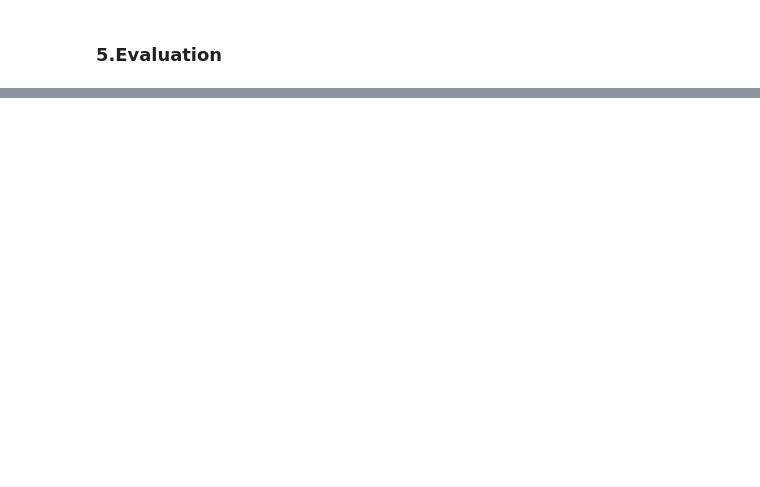
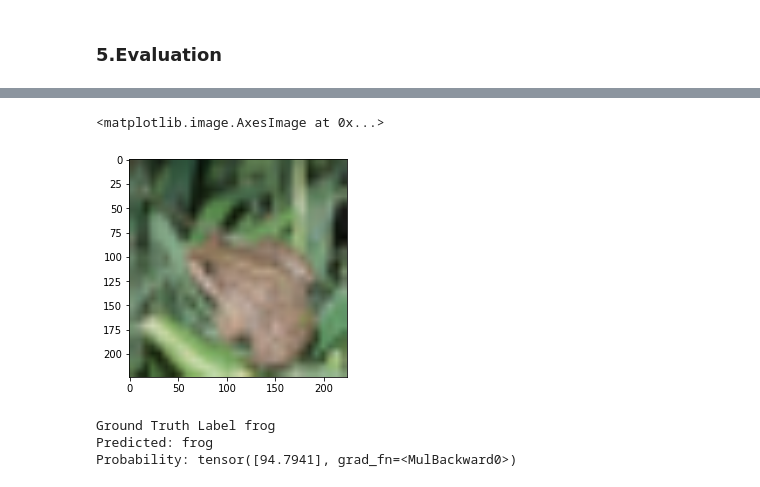
Before and after one commit to thisissepehr/image-classification-deep-models, a Jupyter notebook: GoogLeNet_CIFAR10.ipynb, the cells around one changed output, grey strips where cells are left out. Drawn from its saved outputs; the diff is of its cells as text; code cells hidden in the pictures; blank space fills up the shorter version.

```diff
--- a/GoogLeNet_CIFAR10.ipynb
+++ b/GoogLeNet_CIFAR10.ipynb
@@ -350,15 +403,22 @@ print(classification_report(true_y, pred_y, digits=3))
 # %%
 features, targets = next(iter(test_loader))
 
 features = features
 targets = targets
 
-np_features = features[0].numpy()
+np_features = features[4].numpy()
 nhwc_img = np.transpose(np_features, axes=(1, 2, 0))
 plt.imshow(nhwc_img)
+# %% [output]
+<matplotlib.image.AxesImage at 0x...>
+[figure, added]
 # %%
 classes = ['plane', 'car', 'bird', 'cat', 'deer', 'dog', 'frog', 'horse', 'ship', 'truck']
-predicted, probability = get_prediction(features[0, None], model)
-print('Ground Truth Label',classes[targets[0]])
+predicted, probability = get_prediction(features[4, None], model)
+print('Ground Truth Label',classes[targets[4]])
 print('Predicted:', classes[predicted])
 print('Probability:', probability[0][predicted]*100)
+# %% [output]
+Ground Truth Label frog
+Predicted: frog
+Probability: tensor([94.7941], grad_fn=<MulBackward0>)
```
Also changed, not shown: parts of 25 cells of this notebook.
